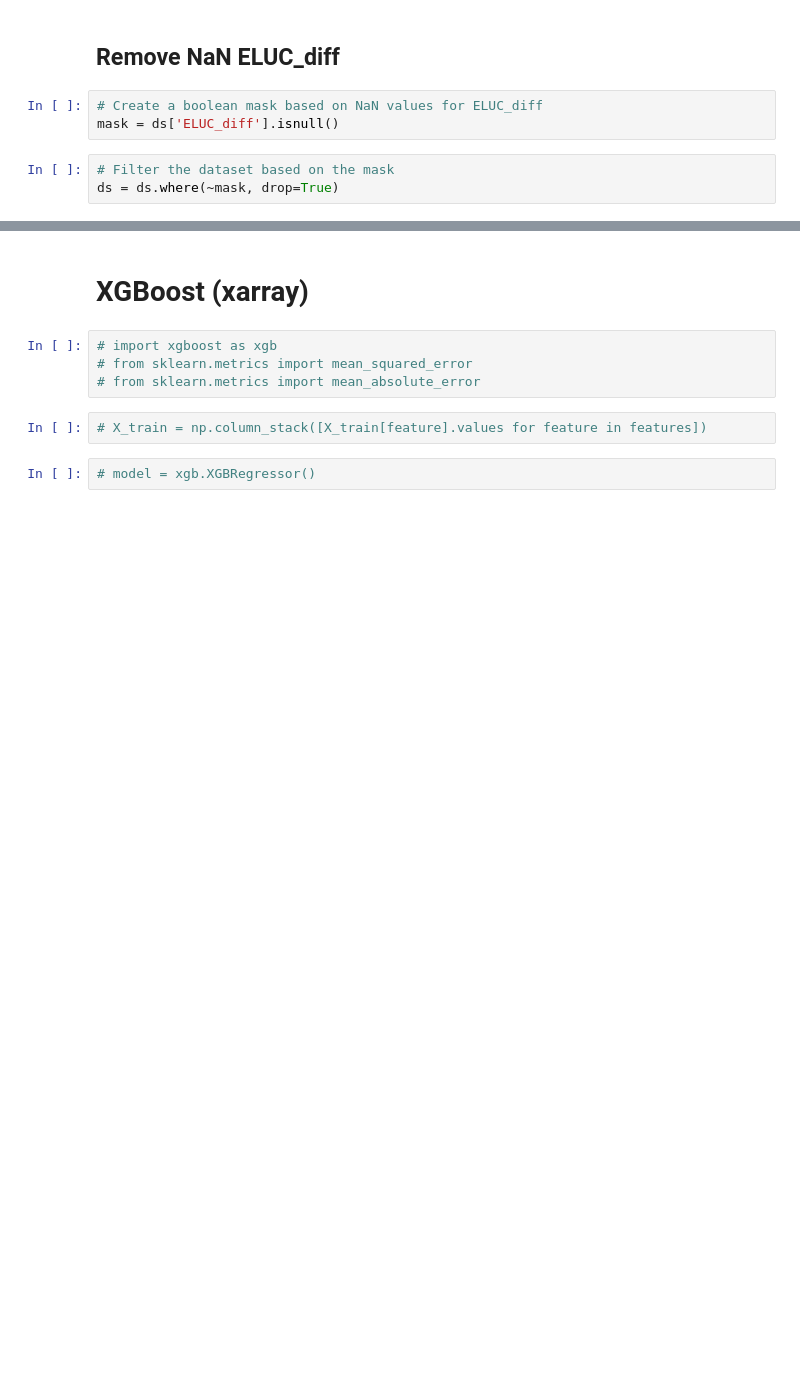
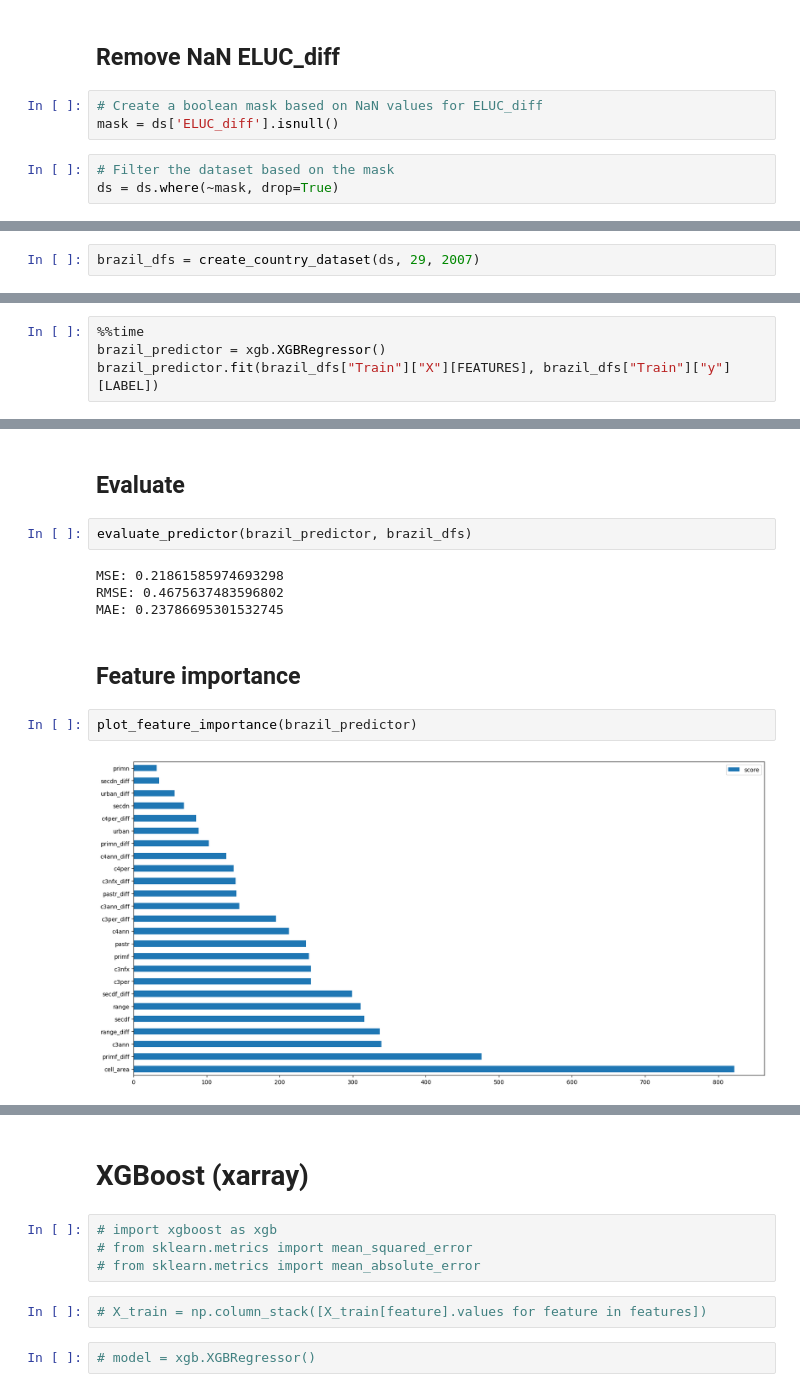
Before and after one commit to Project-Resilience/mvp, a Jupyter notebook: model/ELUC_xgboost_predictor.ipynb, the cells around one changed output, grey strips where cells are left out. Saved outputs shown, nothing was run; the diff lists cells and outputs as text; blank space fills up the shorter version.

```diff
--- a/model/ELUC_xgboost_predictor.ipynb
+++ b/model/ELUC_xgboost_predictor.ipynb
@@ -111,0 +313,2 @@ np.isnan(y_test.values)
+# %%
+brazil_dfs = create_country_dataset(ds, 29, 2007)
@@ -111,0 +326,4 @@ np.isnan(y_test.values)
+# %%
+%%time
+brazil_predictor = xgb.XGBRegressor()
+brazil_predictor.fit(brazil_dfs["Train"]["X"][FEATURES], brazil_dfs["Train"]["y"][LABEL])
@@ -111,0 +344,14 @@ np.isnan(y_test.values)
+# %% [markdown]
+## Evaluate
+# %%
+evaluate_predictor(brazil_predictor, brazil_dfs)
+# %% [output]
+MSE: 0.21861585974693298
+RMSE: 0.4675637483596802
+MAE: 0.23786695301532745
+# %% [markdown]
+## Feature importance
+# %%
+plot_feature_importance(brazil_predictor)
+# %% [output]
+[figure, added]
```
Also changed, not shown: parts of 77 cells of this notebook.
